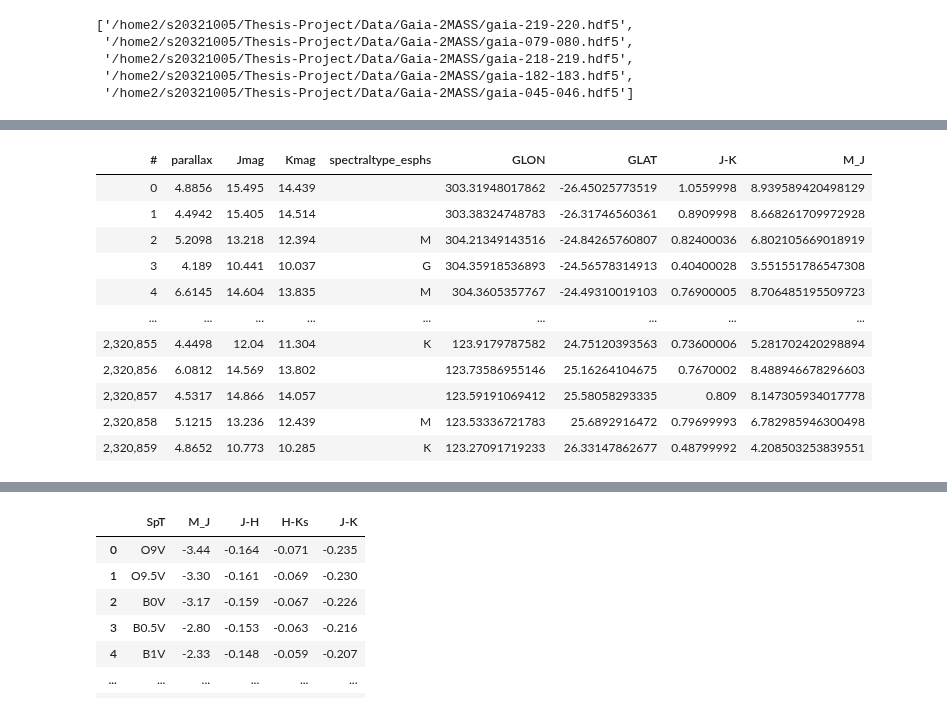
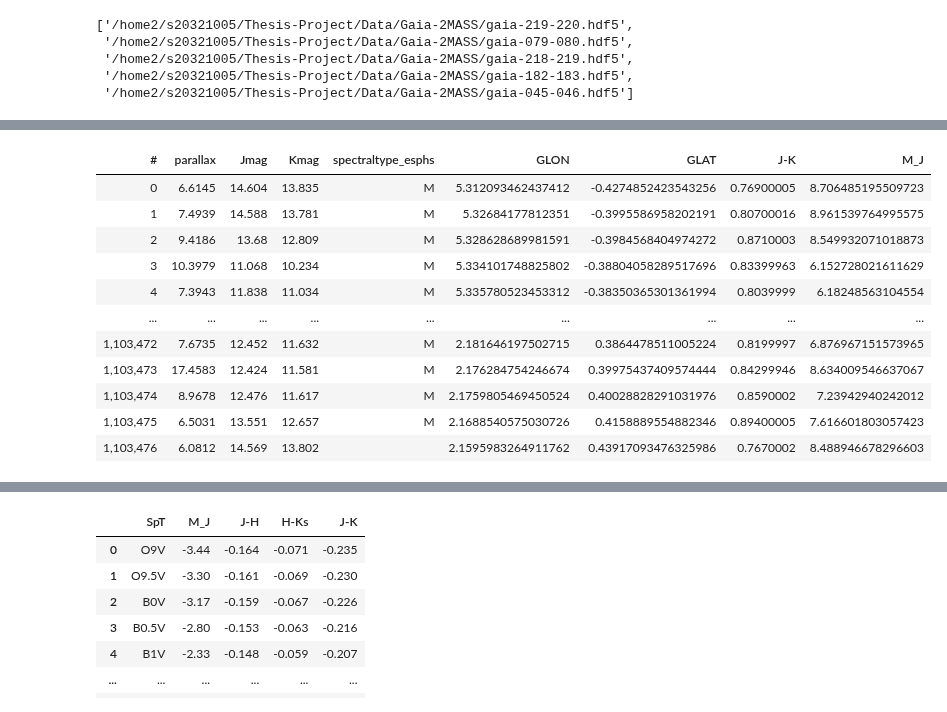
Before and after one commit to Alisyaifudin/Thesis-Project, a Jupyter notebook: 2. Vertical Number Density/2.2. Cutting.ipynb, the cells around one changed output, grey strips where cells are left out. Saved outputs shown, nothing was run; the diff lists cells and outputs as text; code cells hidden in the pictures.

```diff
--- a/2. Vertical Number Density/2.2. Cutting.ipynb
+++ b/2. Vertical Number Density/2.2. Cutting.ipynb
@@ -63,6 +63,8 @@ cols = ["parallax", "Jmag", "Kmag", "spectraltype_esphs", "GLON", "GLAT"]
 gaia = gaia_raw[cols]
 gaia["J-K"] = gaia["Jmag"] - gaia["Kmag"]
 gaia["M_J"] = gaia["Jmag"] -10 - 5*np.log10(1/gaia["parallax"])
+gaia["GLON"] = gaia["GLON"]*np.pi/180
+gaia["GLAT"] = gaia["GLAT"]*np.pi/180
 gaia
 # %% [output]
 | # | parallax | Jmag | Kmag | spectraltype_esphs | GLON | GLAT | J-K | M_J |
@@ -80,20 +82,20 @@ gaia
 # %%
-df_mask = gaia.filter(1/gaia.parallax < 0.25)
+df_mask = gaia.filter("1/parallax*cos(GLAT) < 0.15").filter("1/parallax*abs(sin(GLAT)) < 0.2")
 df_mask = df_mask.extract()
 df_mask
 # %% [output]
 | # | parallax | Jmag | Kmag | spectraltype_esphs | GLON | GLAT | J-K | M_J |
-| 0 | 4.8856 | 15.495 | 14.439 |  | 303.31948017862 | -26.45025773519 | 1.0559998 | 8.939589420498129 |
-| 1 | 4.4942 | 15.405 | 14.514 |  | 303.38324748783 | -26.31746560361 | 0.8909998 | 8.668261709972928 |
-| 2 | 5.2098 | 13.218 | 12.394 | M | 304.21349143516 | -24.84265760807 | 0.82400036 | 6.802105669018919 |
-| 3 | 4.189 | 10.441 | 10.037 | G | 304.35918536893 | -24.56578314913 | 0.40400028 | 3.551551786547308 |
-| 4 | 6.6145 | 14.604 | 13.835 | M | 304.3605357767 | -24.49310019103 | 0.76900005 | 8.706485195509723 |
+| 0 | 6.6145 | 14.604 | 13.835 | M | 5.312093462437412 | -0.4274852423543256 | 0.76900005 | 8.706485195509723 |
+| 1 | 7.4939 | 14.588 | 13.781 | M | 5.32684177812351 | -0.3995586958202191 | 0.80700016 | 8.961539764995575 |
+| 2 | 9.4186 | 13.68 | 12.809 | M | 5.328628689981591 | -0.3984568404974272 | 0.8710003 | 8.549932071018873 |
+| 3 | 10.3979 | 11.068 | 10.234 | M | 5.334101748825802 | -0.38804058289517696 | 0.83399963 | 6.152728021611629 |
+| 4 | 7.3943 | 11.838 | 11.034 | M | 5.335780523453312 | -0.38350365301361994 | 0.8039999 | 6.18248563104554 |
 | ... | ... | ... | ... | ... | ... | ... | ... | ... |
-| 2,320,855 | 4.4498 | 12.04 | 11.304 | K | 123.9179787582 | 24.75120393563 | 0.73600006 | 5.281702420298894 |
-| 2,320,856 | 6.0812 | 14.569 | 13.802 |  | 123.73586955146 | 25.16264104675 | 0.7670002 | 8.488946678296603 |
-| 2,320,857 | 4.5317 | 14.866 | 14.057 |  | 123.59191069412 | 25.58058293335 | 0.809 | 8.147305934017778 |
-| 2,320,858 | 5.1215 | 13.236 | 12.439 | M | 123.53336721783 | 25.6892916472 | 0.79699993 | 6.782985946300498 |
-| 2,320,859 | 4.8652 | 10.773 | 10.285 | K | 123.27091719233 | 26.33147862677 | 0.48799992 | 4.208503253839551 |
+| 1,103,472 | 7.6735 | 12.452 | 11.632 | M | 2.181646197502715 | 0.3864478511005224 | 0.8199997 | 6.876967151573965 |
+| 1,103,473 | 17.4583 | 12.424 | 11.581 | M | 2.176284754246674 | 0.39975437409574444 | 0.84299946 | 8.634009546637067 |
+| 1,103,474 | 8.9678 | 12.476 | 11.617 | M | 2.1759805469450524 | 0.40028828291031976 | 0.8590002 | 7.23942940242012 |
+| 1,103,475 | 6.5031 | 13.551 | 12.657 | M | 2.1688540575030726 | 0.4158889554882346 | 0.89400005 | 7.616601803057423 |
+| 1,103,476 | 6.0812 | 14.569 | 13.802 |  | 2.1595983264911762 | 0.43917093476325986 | 0.7670002 | 8.488946678296603 |
 # %%
 # HR diagram
 JK = np.linspace(0, 0.86, 100)
```
Also changed, not shown: parts of 15 cells of this notebook.
